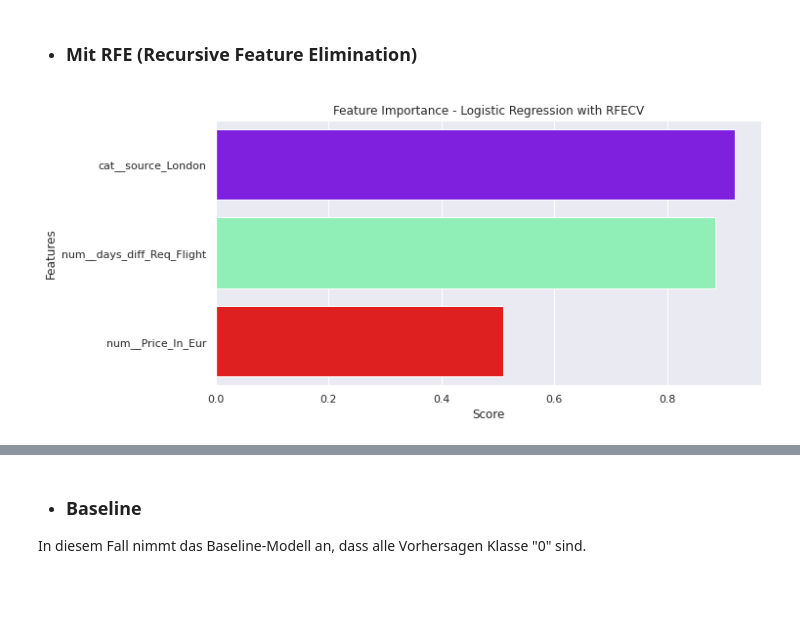
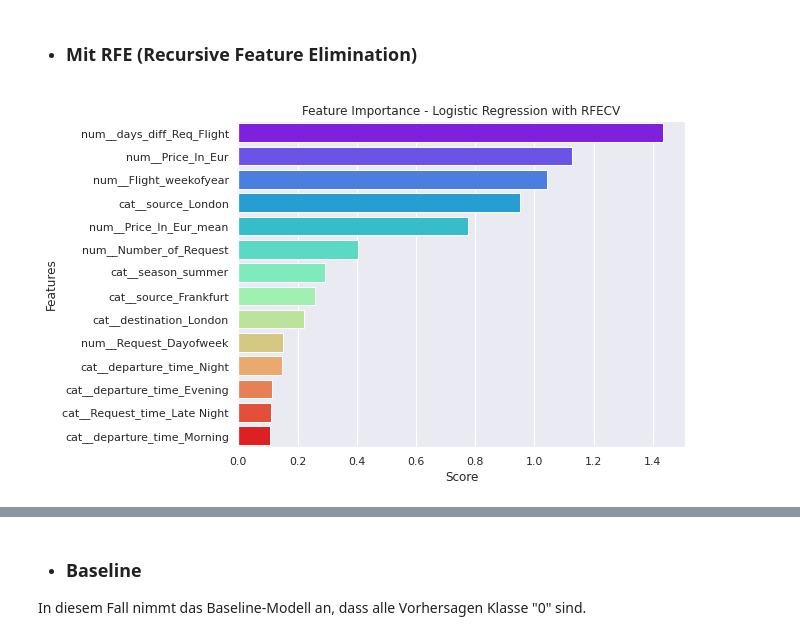
Before and after one commit to hahaha996/Data_Mining_Projekt, a Jupyter notebook: Projekt_DM.ipynb, the cells around one changed output, grey strips where cells are left out. Cells and saved outputs as stored; diff of their text form; code cells hidden in the pictures; blank space fills up the shorter version.

```diff
--- a/Projekt_DM.ipynb
+++ b/Projekt_DM.ipynb
@@ -736,46 +721,43 @@ Daraus können wir sagen, dass die Features "num_Price_In_Eur", "num_Price_In_Eu
 # %% [markdown]
 - ### Mit RFE (Recursive Feature Elimination)
 # %%
-from sklearn.linear_model import LogisticRegression
-import matplotlib.cm as cm
-
 # Erstelle das Basismodell
 base_model = LogisticRegression(random_state=42)
 
 # Erstelle RFECV (RFE mit Kreuzvalidierung), um die optimale Anzahl von Merkmalen zu ermitteln
-rfecv = RFECV(estimator=base_model, step=1, min_features_to_select = 3, cv=10, scoring='accuracy')
+rfecv = RFECV(estimator=base_model, step=1, min_features_to_select = 10, cv=10, scoring='accuracy')
 
 # Das Modell anpassen
 rfecv.fit(Xtrain_transformed, y_train)
 
 # Die optimalen Merkmale auswählen
 Xtrain_selected = Xtrain_transformed[:, rfecv.support_]
 
 # Die Namen der ausgewählten Features erhalten
 selected_features_rfecv = frame_train.columns[rfecv.support_]
 
 # Trainiere das Basismodell erneut mit den ausgewählten Features
 base_model.fit(Xtrain_selected, y_train)
 
 # Feature importance scores aus dem Modell extrahieren
 importance_scores = np.abs(base_model.coef_[0])
 
 # Erstelle ein DataFrame für eine bessere Visualisierung
 data = {'Features': selected_features_rfecv, 'Importance': importance_scores}
 df = pd.DataFrame(data)
 
 # Sortiere die Daten nach der Wichtigkeit der Features
 df = df.sort_values(by='Importance', ascending=False)
 
 # Erstelle die colormap
 colors = cm.rainbow(np.linspace(0, 1, len(df)))
 
 # Plotte die Wichtigkeit der Top-15-Features
-plt.figure(figsize=(10,5))
+plt.figure(figsize=(8,6))
 sns.barplot(x='Importance', y='Features', data=df, palette=colors)  # add 'data=df' here
 plt.xlabel('Score')
 plt.ylabel('Features')
 plt.title('Feature Importance - Logistic Regression with RFECV')
 plt.show()
 # %% [output]
-[figure, old version]
+[figure, new version]
```
Also changed, not shown: parts of 47 cells of this notebook.
